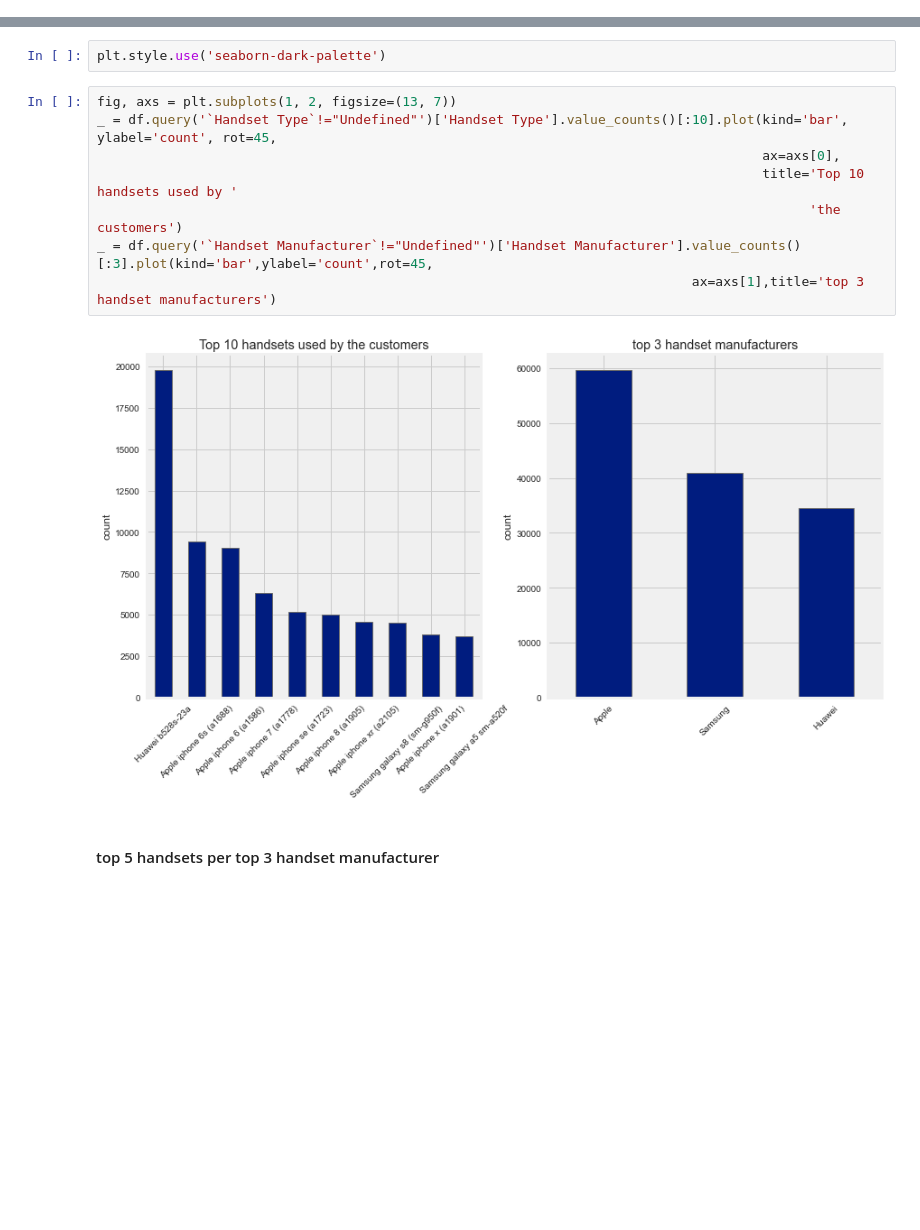
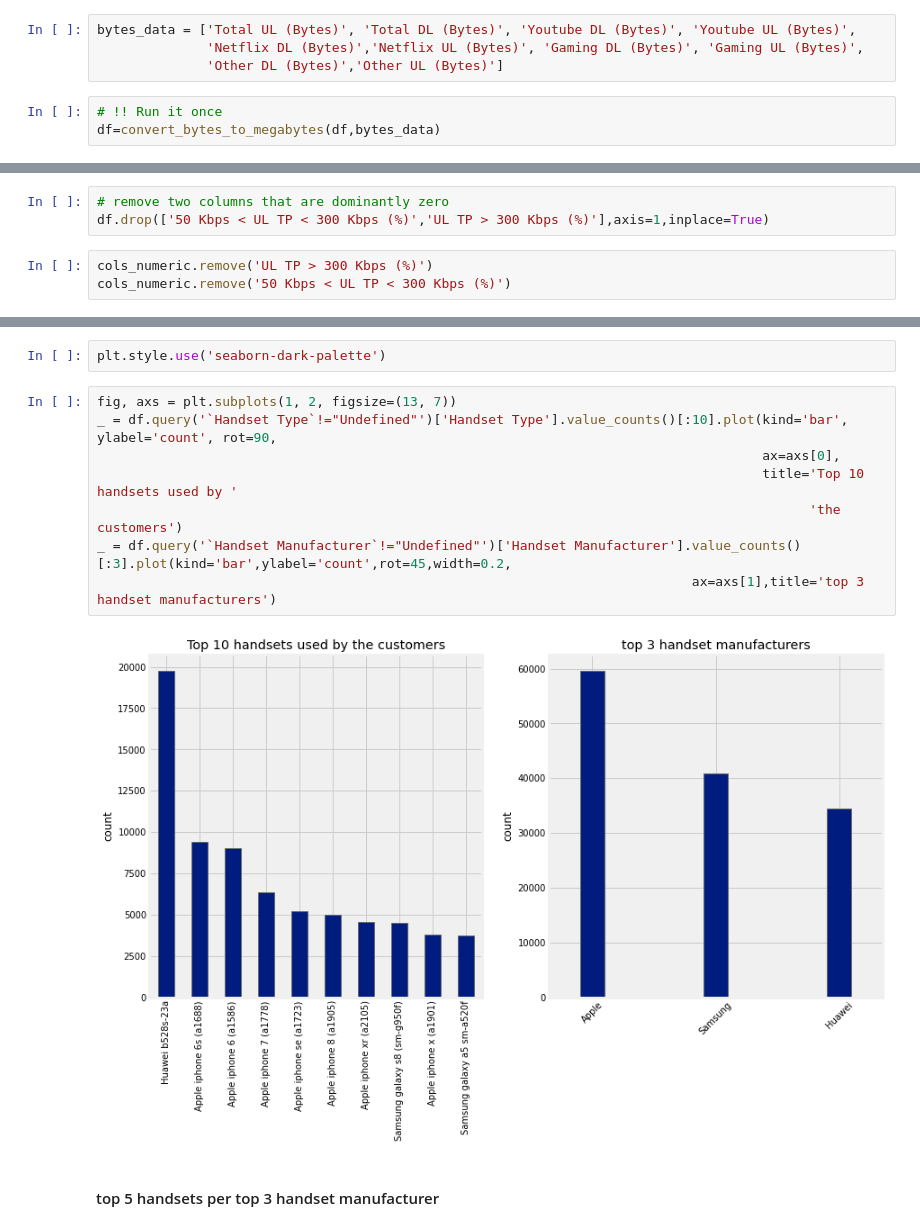
Before and after one commit to fbagire/Telecomm_data_analysis, a Jupyter notebook: data_cleaning.ipynb, the cells around one changed output, grey strips where cells are left out. Cells and saved outputs as stored; diff of their text form; blank space fills up the shorter version.

```diff
--- a/data_cleaning.ipynb
+++ b/data_cleaning.ipynb
@@ -70,0 +90,7 @@ for p in ax.patches:
+# %%
+bytes_data = ['Total UL (Bytes)', 'Total DL (Bytes)', 'Youtube DL (Bytes)', 'Youtube UL (Bytes)',
+              'Netflix DL (Bytes)','Netflix UL (Bytes)', 'Gaming DL (Bytes)', 'Gaming UL (Bytes)',
+              'Other DL (Bytes)','Other UL (Bytes)']
+# %%
+# !! Run it once
+df=convert_bytes_to_megabytes(df,bytes_data)
@@ -167,6 +223,12 @@ Other UL (Bytes)                  0.001507
 Total UL (Bytes)                 -0.002470
 Total DL (Bytes)                 -0.003414
 dtype: float64
+# %%
+# remove two columns that are dominantly zero
+df.drop(['50 Kbps < UL TP < 300 Kbps (%)','UL TP > 300 Kbps (%)'],axis=1,inplace=True)
+# %%
+cols_numeric.remove('UL TP > 300 Kbps (%)')
+cols_numeric.remove('50 Kbps < UL TP < 300 Kbps (%)')
 # %%
 #Filling in missing values using mean value or median value depending on the previous histogram and skeweness
 
@@ -225,14 +273,14 @@ df['Handset Type'] = df['Handset Type'].astype('str',errors='ignore').str.capita
 plt.style.use('seaborn-dark-palette')
 # %%
 fig, axs = plt.subplots(1, 2, figsize=(13, 7))
-_ = df.query('`Handset Type`!="Undefined"')['Handset Type'].value_counts()[:10].plot(kind='bar', ylabel='count', rot=45,
+_ = df.query('`Handset Type`!="Undefined"')['Handset Type'].value_counts()[:10].plot(kind='bar', ylabel='count', rot=90,
                                                                                      ax=axs[0],
                                                                                      title='Top 10 handsets used by '
                                                                                            'the customers')
-_ = df.query('`Handset Manufacturer`!="Undefined"')['Handset Manufacturer'].value_counts()[:3].plot(kind='bar',ylabel='count',rot=45,
+_ = df.query('`Handset Manufacturer`!="Undefined"')['Handset Manufacturer'].value_counts()[:3].plot(kind='bar',ylabel='count',rot=45,width=0.2,
                                                                             ax=axs[1],title='top 3 handset manufacturers')
 # %% [output]
-[figure, old version]
+[figure, new version]
 # %% [markdown]
 #### top 5 handsets per top 3 handset manufacturer
 # %%
```
Also changed, not shown: parts of 21 cells of this notebook, 2 other files.
